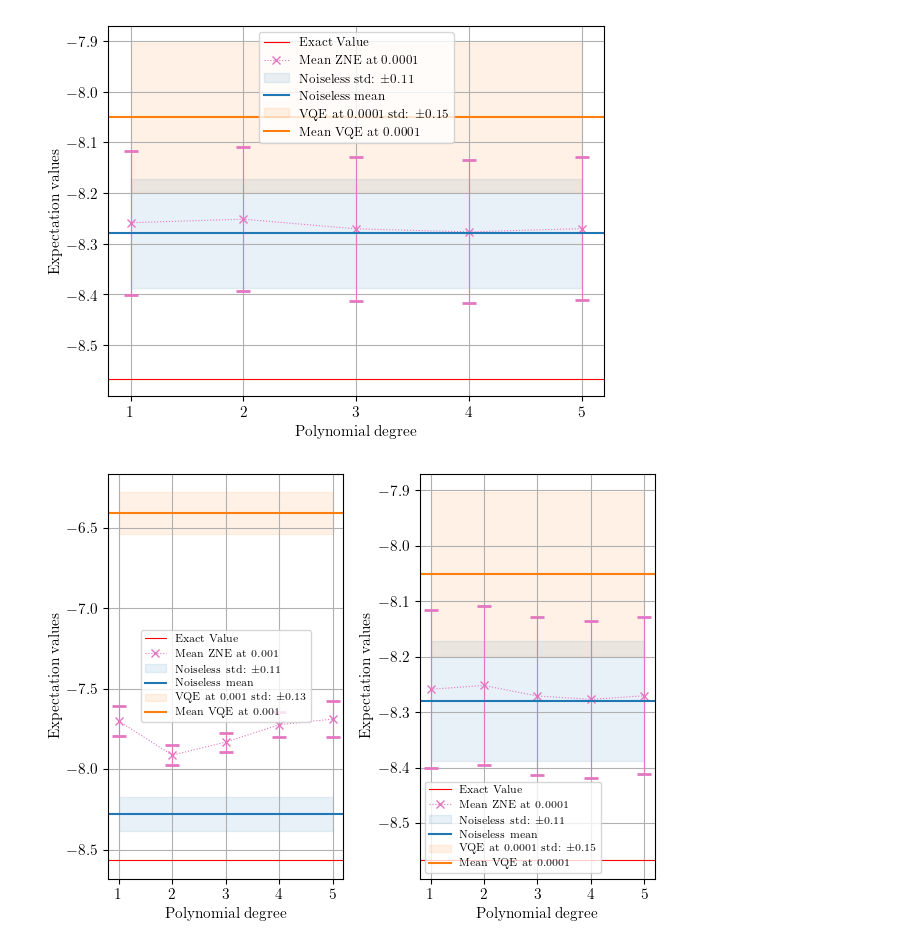
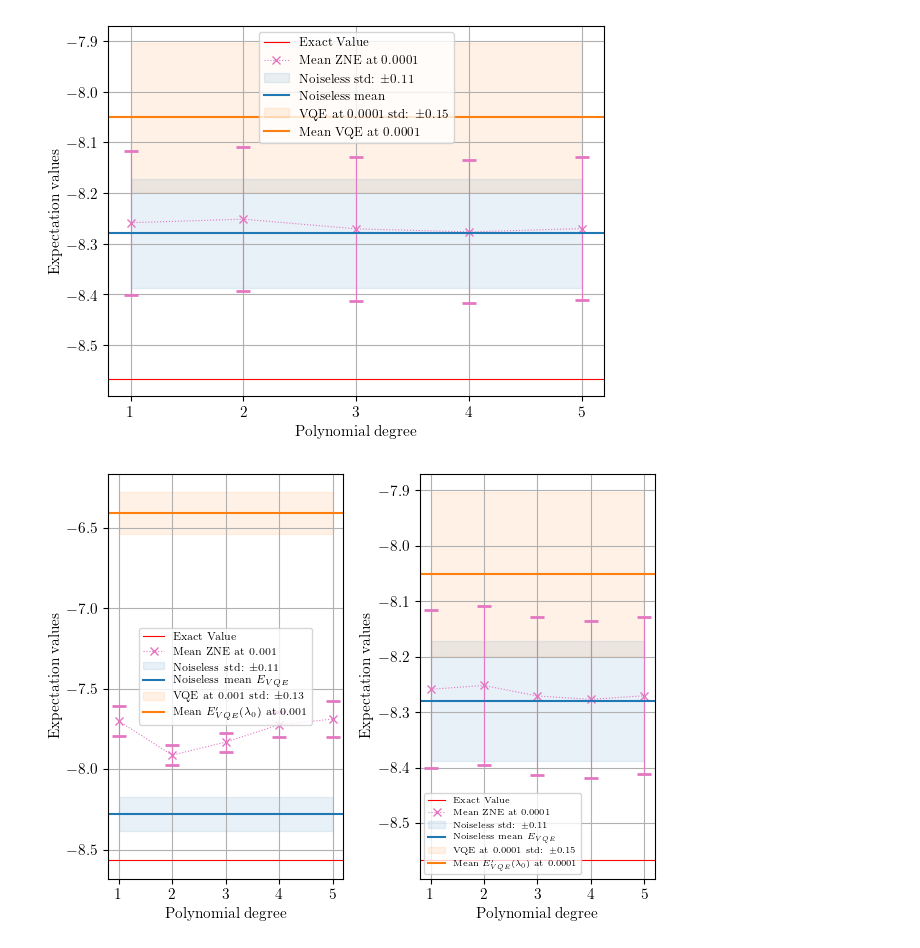
Before and after one commit to arijit-ship/indirect-zne, a Jupyter notebook: notebook/indirect-zne-result.ipynb, the cells around one changed output. Cells and saved outputs as stored; diff of their text form; code cells hidden in the pictures.

```diff
--- a/notebook/indirect-zne-result.ipynb
+++ b/notebook/indirect-zne-result.ipynb
@@ -279,40 +279,40 @@ ax1.errorbar(degrees, zne_n1_means, zne_n1_std, ecolor="#e377c2", capthick=2, ca
 
 # Plotting noiseless VQE values with standard ansatz
 ax1.fill_between(degrees, q7_noise_off_mean - q7_noise_off_sd, q7_noise_off_mean + q7_noise_off_sd, color="#1f77b4", alpha=0.1, label=f"Noiseless std: ±{q7_noise_off_sd:.2f} ")
-ax1.axhline(y=q7_noise_off_mean, color="#1f77b4", label=f"Noiseless mean")
+ax1.axhline(y=q7_noise_off_mean, color="#1f77b4", label=f"Noiseless mean $E_{{VQE}}$")
 
 # Plotting noisy VQE values with standard ansatz
 ax1.fill_between(degrees, q7_n1_mean - q7_n1_sd, q7_n1_mean + q7_n1_sd, color="#ff7f0e", alpha=0.1, label=f"VQE at {n1} std: ±{q7_n1_sd:.2f} ")
-ax1.axhline(y=q7_n1_mean, color="#ff7f0e", label=f"Mean VQE at {n1}")
+ax1.axhline(y=q7_n1_mean, color="#ff7f0e", label=f"Mean $E'_{{VQE}}(\lambda_0)$ at {n1}")
 
 ax1.set_xlabel('Polynomial degree')
 ax1.set_ylabel('Expectation values')
 ax1.grid(True)
 ax1.legend(fontsize='x-small')
 
 # Plottin the exact eigen value
 ax2.axhline(y=q7_exact_val, color = "red", linestyle='-', label='Exact Value', linewidth=0.8)
 
 # Plotting zne mean values at different degrees
 ax2.plot(degrees, zne_n2_means, marker='x', linestyle='dotted', color = "#e377c2", label=f'Mean ZNE at ${n2}$', linewidth=0.8)
 ax2.errorbar(degrees, zne_n2_means, zne_n2_std, ecolor="#e377c2", capthick=2, capsize=5, linestyle='none', linewidth=0.8)
 
 # Plotting noiseless VQE values with standard ansatz
 ax2.fill_between(degrees, q7_noise_off_mean - q7_noise_off_sd, q7_noise_off_mean + q7_noise_off_sd, color="#1f77b4", alpha=0.1, label=f"Noiseless std: ±{q7_noise_off_sd:.2f} ")
-ax2.axhline(y=q7_noise_off_mean, color="#1f77b4", label=f"Noiseless mean")
+ax2.axhline(y=q7_noise_off_mean, color="#1f77b4", label=f"Noiseless mean $E_{{VQE}}$")
 
 # Plotting noisy VQE values with standard ansatz
 ax2.fill_between(degrees, q7_n2_mean - q7_n2_sd, q7_n2_mean + q7_n2_sd, color="#ff7f0e", alpha=0.1, label=f"VQE at {n2} std: ±{q7_n2_sd:.2f} ")
-ax2.axhline(y=q7_n2_mean, color="#ff7f0e", label=f"Mean VQE at {n2}")
+ax2.axhline(y=q7_n2_mean, color="#ff7f0e", label=f"Mean $E'_{{VQE}}(\lambda_0)$ at {n2}")
 
 ax2.set_xlabel('Polynomial degree')
 ax2.set_ylabel('Expectation values')
 ax2.grid(True)
-ax2.legend(fontsize='x-small')
+ax2.legend(fontsize='xx-small')
 
 plt.tight_layout()
 plt.savefig('transverse_result_300dpi_N1N2.png', dpi=300)
 plt.savefig('result.svg', format='svg')
 plt.show()
 # %% [output]
-[figure, old version]
+[figure, new version]
```
Also changed, not shown: 4 other files.
